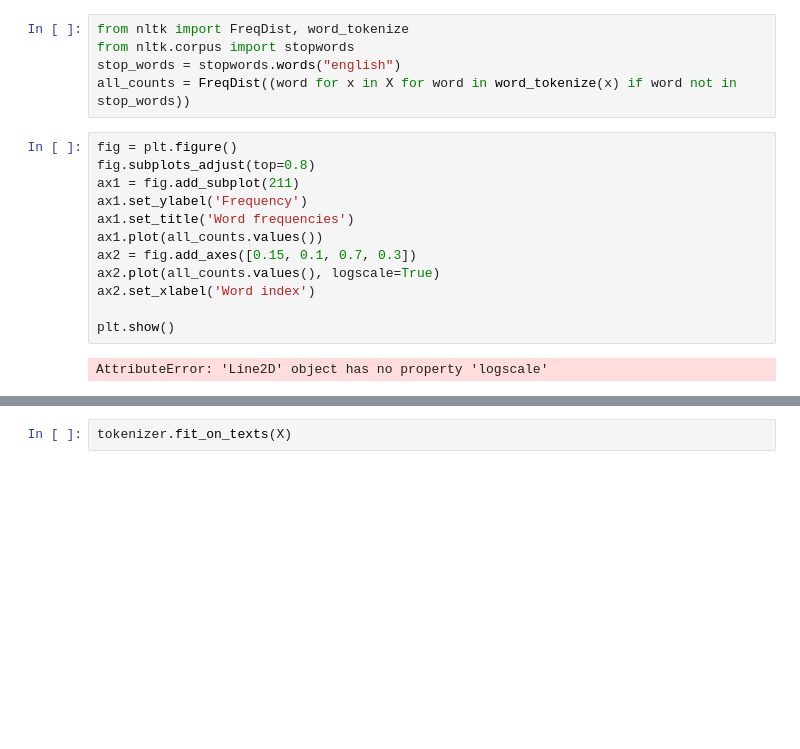
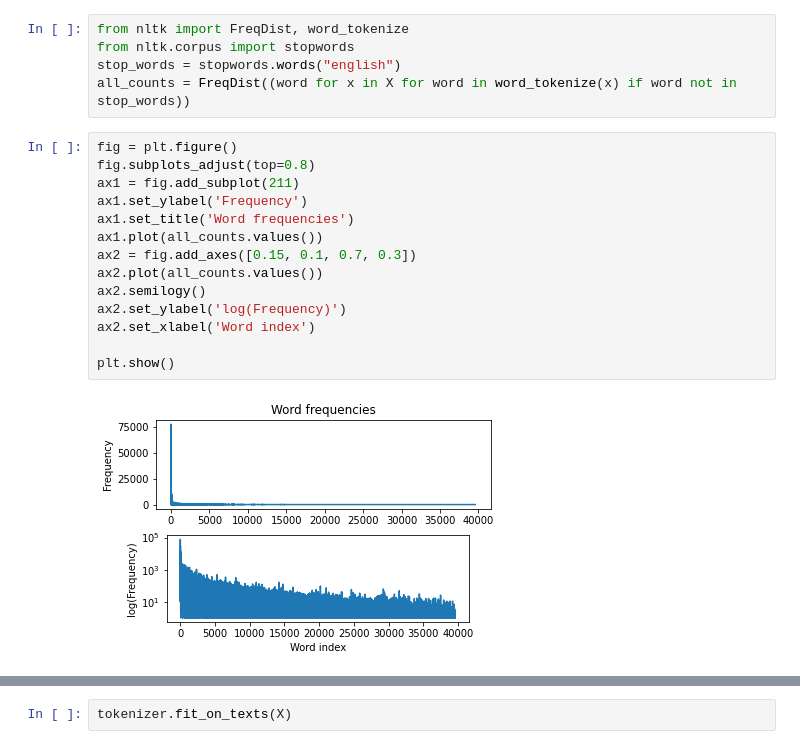
Before and after one commit to tomateit/mlspec-sentiment-demo, a Jupyter notebook: models/model3tf_en/CreatingClassifier.ipynb, the cells around one changed output, grey strips where cells are left out. Drawn from its saved outputs; the diff is of its cells as text; blank space fills up the shorter version.

```diff
--- a/models/model3tf_en/CreatingClassifier.ipynb
+++ b/models/model3tf_en/CreatingClassifier.ipynb
@@ -46,14 +46,16 @@ all_counts = FreqDist((word for x in X for word in word_tokenize(x) if word not
 # %%
 fig = plt.figure()
 fig.subplots_adjust(top=0.8)
 ax1 = fig.add_subplot(211)
 ax1.set_ylabel('Frequency')
 ax1.set_title('Word frequencies')
 ax1.plot(all_counts.values())
 ax2 = fig.add_axes([0.15, 0.1, 0.7, 0.3])
-ax2.plot(all_counts.values(), logscale=True)
+ax2.plot(all_counts.values())
+ax2.semilogy()
+ax2.set_ylabel('log(Frequency)')
 ax2.set_xlabel('Word index')
 
 plt.show()
 # %% [output]
-AttributeError: 'Line2D' object has no property 'logscale'
+[figure, added]
```
Also changed, not shown: parts of 8 cells of this notebook.
